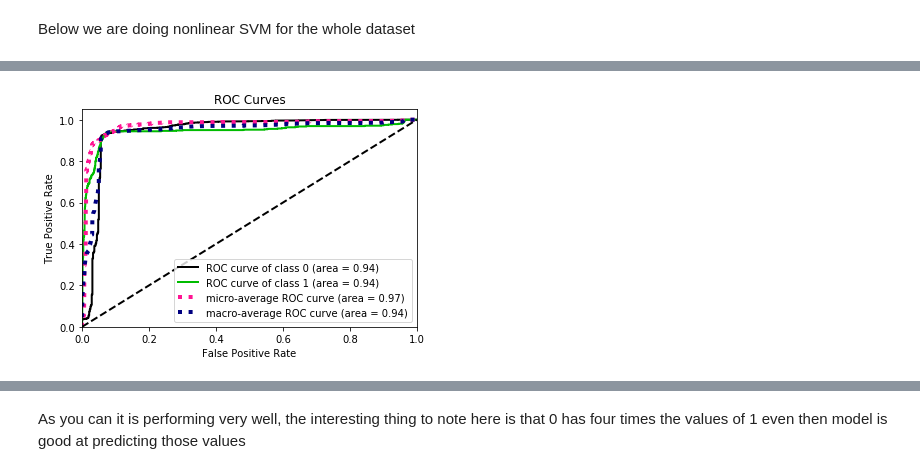
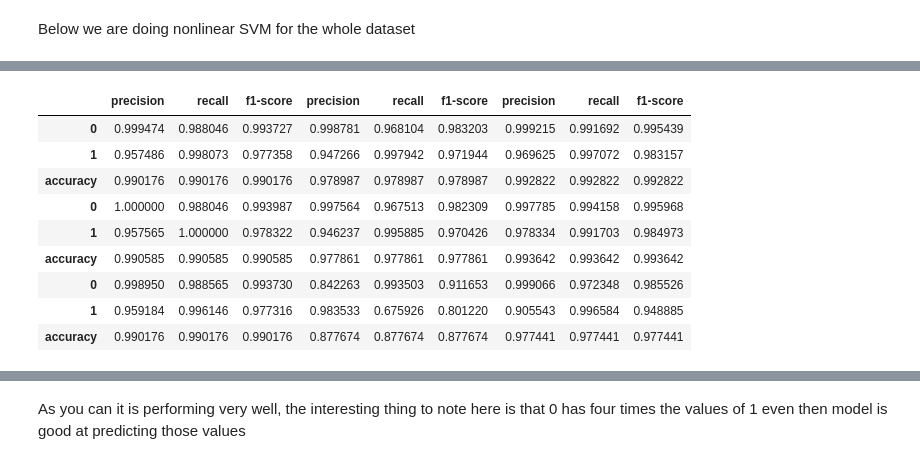
Before and after one commit to piyushtada/data_mining_2020_project_occupancy_detection, a Jupyter notebook: jupyter_notebooks/05_support_vector_machines.ipynb, the cells around one changed output, grey strips where cells are left out. Drawn from its saved outputs; the diff is of its cells as text; code cells hidden in the pictures.

```diff
--- a/jupyter_notebooks/05_support_vector_machines.ipynb
+++ b/jupyter_notebooks/05_support_vector_machines.ipynb
@@ -312,0 +342,9 @@ weighted avg       0.93      0.93      0.93      2443
+# %%
+tfff = pd.DataFrame()
+for kernel in ['linear', 'rbf', 'poly']:
+    svm = SVC(gamma='auto', random_state= 45, probability=True,C=0.1, kernel=kernel)
+    svm.fit(X_train, y_train)
+
+    now_re = show_result_table(clf=svm)
+    tfff = pd.concat([tfff,now_re ], axis=0 )
+    #tfff.concat(show_result_table(clf=svm))
@@ -312,0 +369,13 @@ weighted avg       0.93      0.93      0.93      2443
+# %%
+tfff
+# %% [output]
+|  | precision | recall | f1-score | precision | recall | f1-score | precision | recall | f1-score |
+| 0 | 0.999474 | 0.988046 | 0.993727 | 0.998781 | 0.968104 | 0.983203 | 0.999215 | 0.991692 | 0.995439 |
+| 1 | 0.957486 | 0.998073 | 0.977358 | 0.947266 | 0.997942 | 0.971944 | 0.969625 | 0.997072 | 0.983157 |
+| accuracy | 0.990176 | 0.990176 | 0.990176 | 0.978987 | 0.978987 | 0.978987 | 0.992822 | 0.992822 | 0.992822 |
+| 0 | 1.000000 | 0.988046 | 0.993987 | 0.997564 | 0.967513 | 0.982309 | 0.997785 | 0.994158 | 0.995968 |
+| 1 | 0.957565 | 1.000000 | 0.978322 | 0.946237 | 0.995885 | 0.970426 | 0.978334 | 0.991703 | 0.984973 |
+| accuracy | 0.990585 | 0.990585 | 0.990585 | 0.977861 | 0.977861 | 0.977861 | 0.993642 | 0.993642 | 0.993642 |
+| 0 | 0.998950 | 0.988565 | 0.993730 | 0.842263 | 0.993503 | 0.911653 | 0.999066 | 0.972348 | 0.985526 |
+| 1 | 0.959184 | 0.996146 | 0.977316 | 0.983533 | 0.675926 | 0.801220 | 0.905543 | 0.996584 | 0.948885 |
+| accuracy | 0.990176 | 0.990176 | 0.990176 | 0.877674 | 0.877674 | 0.877674 | 0.977441 | 0.977441 | 0.977441 |
@@ -313,5 +384,3 @@ weighted avg       0.93      0.93      0.93      2443
 # %%
-plot_roc(y_test, y_score)
+ax1
 plt.show()
-# %% [output]
-[figure, removed]
```
Also changed, not shown: parts of 51 cells of this notebook, 1 other file.
